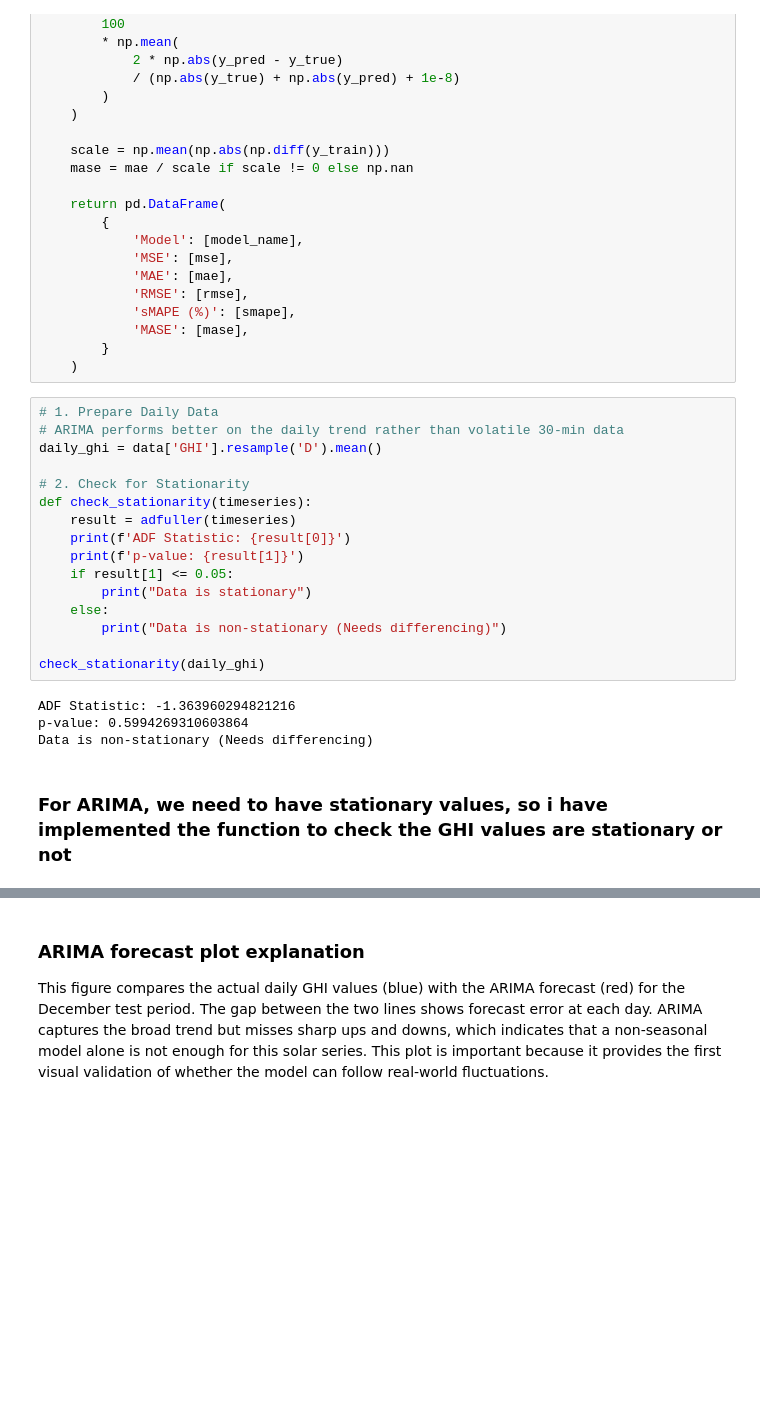
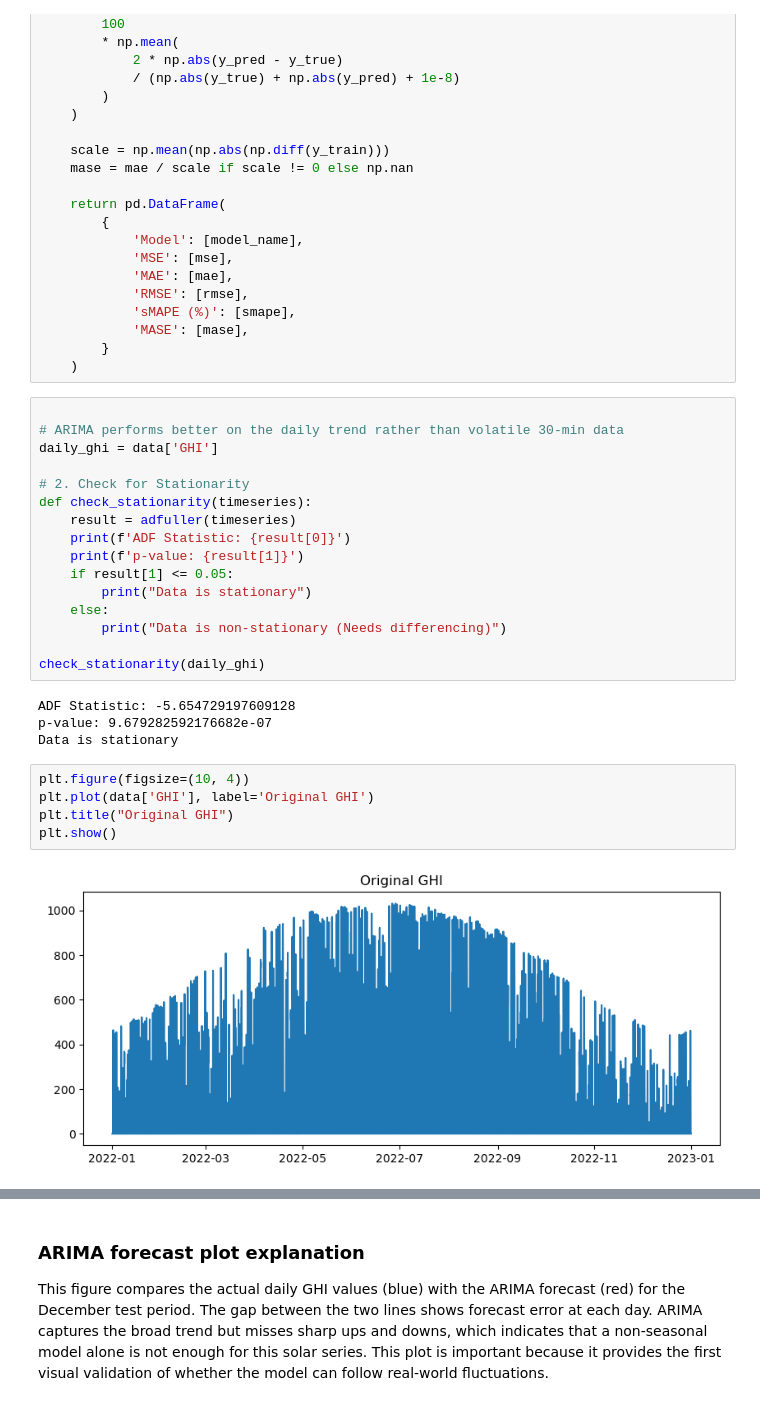
Before and after one commit to Smuthusivam/LEI-Assignment-01_Feb, a Jupyter notebook: Data Analysis.ipynb, the cells around one changed output, grey strips where cells are left out. Drawn from its saved outputs; the diff is of its cells as text; blank space fills up the shorter version.

```diff
--- a/Data Analysis.ipynb
+++ b/Data Analysis.ipynb
@@ -389,9 +391,9 @@ def evaluate_forecast(y_true, y_pred, y_train, model_name):
         }
     )
 # %%
-# 1. Prepare Daily Data
+
 # ARIMA performs better on the daily trend rather than volatile 30-min data
-daily_ghi = data['GHI'].resample('D').mean()
+daily_ghi = data['GHI']
 
 # 2. Check for Stationarity
 def check_stationarity(timeseries):
@@ -405,8 +407,13 @@ def check_stationarity(timeseries):
 
 check_stationarity(daily_ghi)
 # %% [output]
-ADF Statistic: -1.363960294821216
-p-value: 0.5994269310603864
-Data is non-stationary (Needs differencing)
+ADF Statistic: -5.654729197609128
+p-value: 9.679282592176682e-07
+Data is stationary
-# %% [markdown]
-### For ARIMA, we need to have stationary values, so i have implemented the function to check the GHI values are stationary or not
+# %%
+plt.figure(figsize=(10, 4))
+plt.plot(data['GHI'], label='Original GHI')
+plt.title("Original GHI")
+plt.show()
+# %% [output]
+[figure, added]
```
Also changed, not shown: parts of 24 cells of this notebook, 1 other file.
